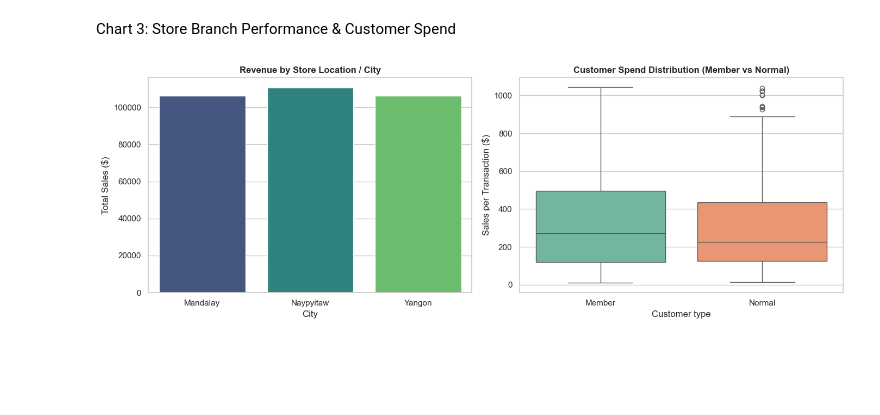
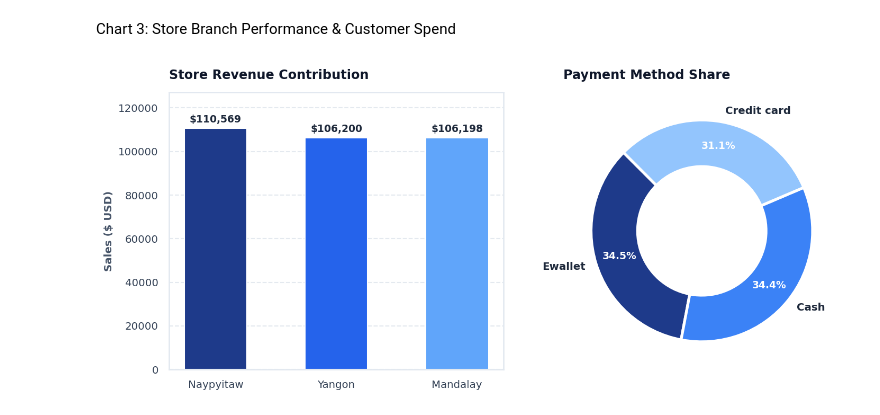
Before and after one commit to Sameer-khan-27/IBM-SkillsBuild-Sales-Analytics, a Jupyter notebook: Md_Sameer_Khan_Sales_Analytics.ipynb, the cells around one changed output. Saved outputs shown, nothing was run; the diff lists cells and outputs as text; code cells hidden in the pictures; blank space fills up the shorter version.

```diff
--- a/Md_Sameer_Khan_Sales_Analytics.ipynb
+++ b/Md_Sameer_Khan_Sales_Analytics.ipynb
@@ -127,23 +156,43 @@ plt.show()
 # %% [markdown]
 Chart 3: Store Branch Performance & Customer Spend
 # %%
-import warnings
-warnings.filterwarnings('ignore')
+fig, (ax1, ax2) = plt.subplots(1, 2, figsize=(10, 4.4), dpi=150)
 
-fig, axes = plt.subplots(1, 2, figsize=(14, 5))
+# 1. Branch Revenue Bar Chart
+branch_sales = df.groupby('City')['Sales'].sum().reindex(['Naypyitaw', 'Yangon', 'Mandalay'])
+city_palette = ['#1E3A8A', '#2563EB', '#60A5FA']
+bars_city = ax1.bar(branch_sales.index, branch_sales.values, color=city_palette, width=0.52)
+ax1.set_title("Store Revenue Contribution", fontsize=11.5, fontweight='bold', color='#0F172A', pad=12, loc='left')
+ax1.set_ylabel("Sales ($ USD)", fontsize=9.5, fontweight='semibold', color='#475569')
+ax1.tick_params(colors='#334155', labelsize=9.5)
+ax1.yaxis.grid(True, linestyle='--', alpha=0.5, color='#CBD5E1')
+ax1.xaxis.grid(False)
+ax1.set_axisbelow(True)
 
-# Chart 1: Store Location Revenue
-branch_sales = df.groupby('City')['Sales'].sum().reset_index()
-sns.barplot(data=branch_sales, x='City', y='Sales', ax=axes[0], palette="viridis")
-axes[0].set_title("Revenue by Store Location / City", fontsize=12, weight='bold')
-axes[0].set_ylabel("Total Sales ($)")
+for bar in bars_city:
+    h = bar.get_height()
+    ax1.text(bar.get_x() + bar.get_width()/2, h + 1800, f"${h:,.0f}",
+             ha='center', va='bottom', fontsize=9, fontweight='bold', color='#1E293B')
 
-# Chart 2: Customer Spend Distribution
-sns.boxplot(data=df, x='Customer type', y='Sales', ax=axes[1], palette="Set2")
-axes[1].set_title("Customer Spend Distribution (Member vs Normal)", fontsize=12, weight='bold')
-axes[1].set_ylabel("Sales per Transaction ($)")
+ax1.set_ylim(0, max(branch_sales.values) * 1.15)
+for spine in ['top', 'right', 'left', 'bottom']:
+    ax1.spines[spine].set_color('#E2E8F0')
+
+# 2. Payment Method Donut Chart
+pay_data = df['Payment'].value_counts()
+pay_colors = ['#1E3A8A', '#3B82F6', '#93C5FD']
+wedges, texts, autotexts = ax2.pie(pay_data, labels=pay_data.index, autopct='%1.1f%%',
+                                  startangle=135, colors=pay_colors, pctdistance=0.78,
+                                  textprops={'fontsize': 9.5, 'color': '#1E293B', 'fontweight': 'semibold'},
+                                  wedgeprops=dict(width=0.42, edgecolor='white', linewidth=2.5))
+for autotext in autotexts:
+    autotext.set_color('white')
+    autotext.set_fontweight('bold')
+    autotext.set_fontsize(9)
+
+ax2.set_title("Payment Method Share", fontsize=11.5, fontweight='bold', color='#0F172A', pad=12, loc='left')
 
 plt.tight_layout()
 plt.show()
 # %% [output]
-[figure, old version]
+[figure, new version]
```
Also changed, not shown: parts of 3 cells of this notebook.
